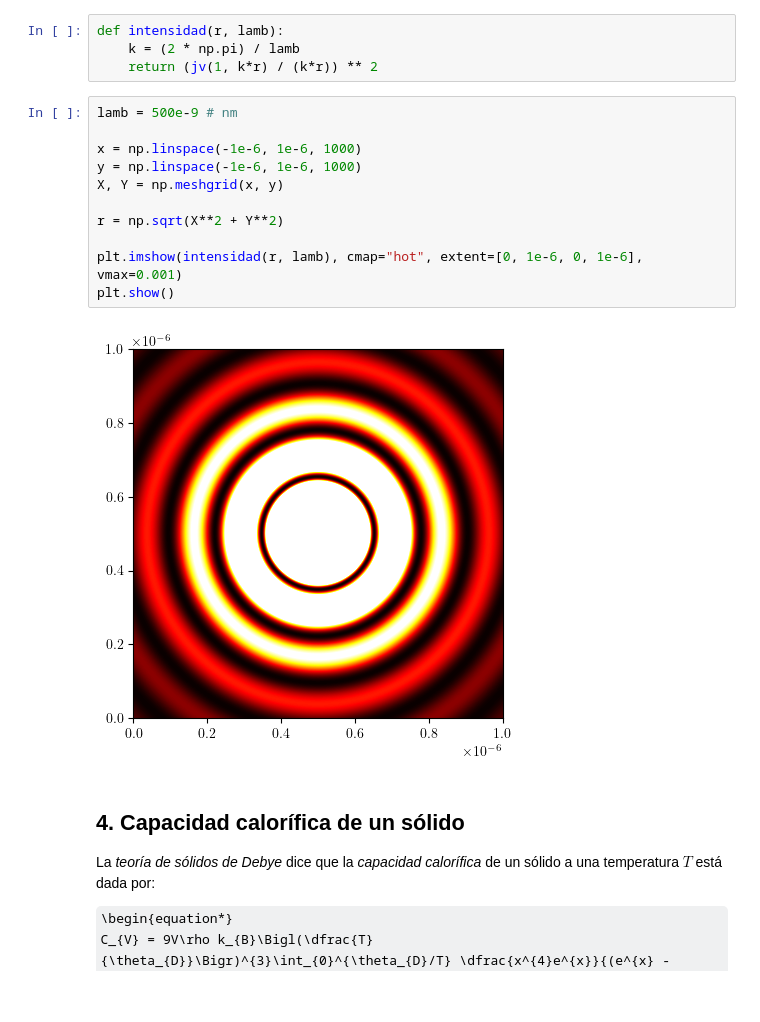
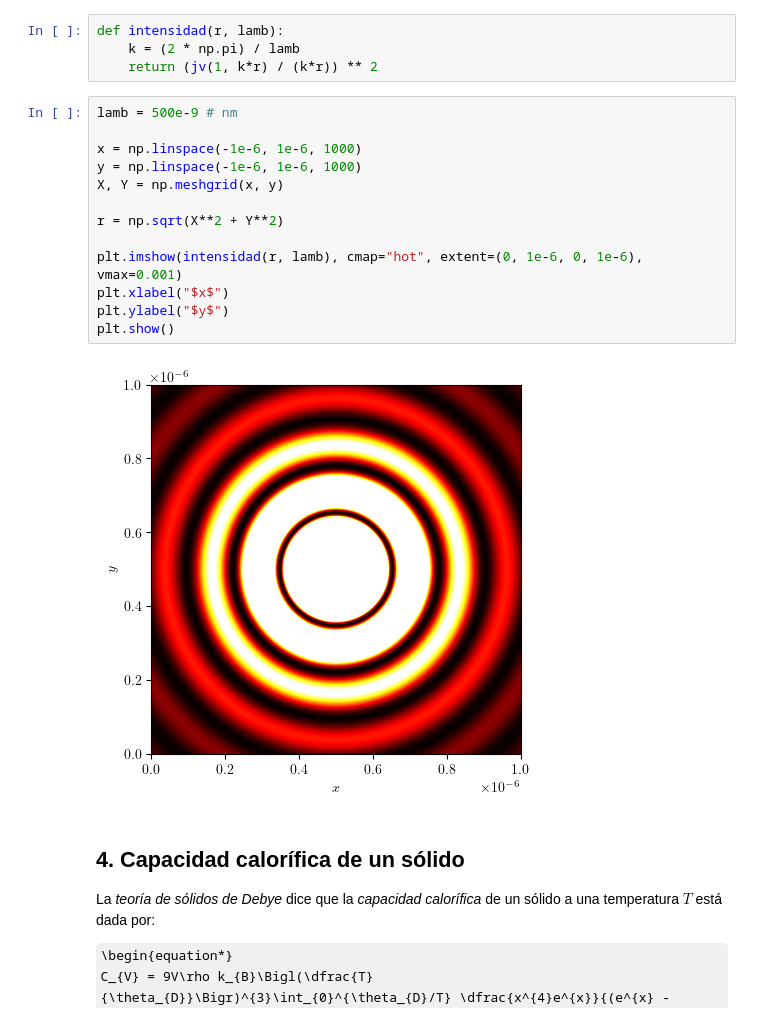
Before and after one commit to MarcosLopezM/FisicaComputacional-20251, a Jupyter notebook: Tareas/T5/TareaPractica5.ipynb, the cells around one changed output. Drawn from its saved outputs; the diff is of its cells as text; some formulas as TeX source; blank space fills up the shorter version.

```diff
--- a/Tareas/T5/TareaPractica5.ipynb
+++ b/Tareas/T5/TareaPractica5.ipynb
@@ -268,16 +267,18 @@ def intensidad(r, lamb):
 # %%
 lamb = 500e-9 # nm
 
 x = np.linspace(-1e-6, 1e-6, 1000)
 y = np.linspace(-1e-6, 1e-6, 1000)
 X, Y = np.meshgrid(x, y)
 
 r = np.sqrt(X**2 + Y**2)
 
-plt.imshow(intensidad(r, lamb), cmap="hot", extent=[0, 1e-6, 0, 1e-6], vmax=0.001)
+plt.imshow(intensidad(r, lamb), cmap="hot", extent=(0, 1e-6, 0, 1e-6), vmax=0.001)
+plt.xlabel("$x$")
+plt.ylabel("$y$")
 plt.show()
 # %% [output]
-[figure, old version]
+[figure, new version]
 # %% [markdown]
 <h2>4. Capacidad calorífica de un sólido</h2>
 
```
Also changed, not shown: parts of 8 cells of this notebook.
